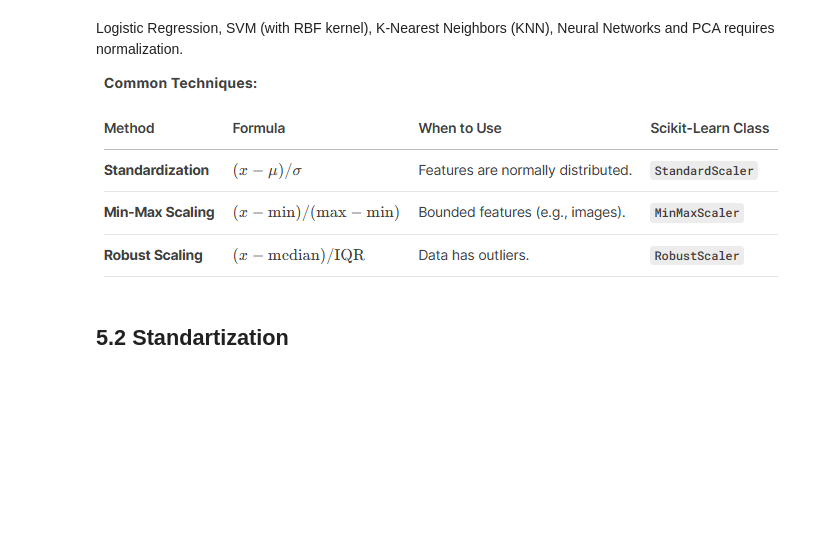
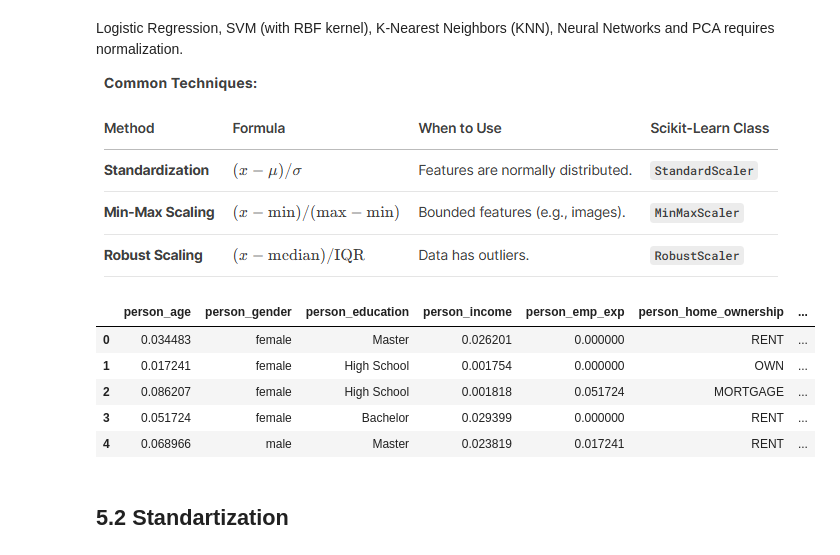
Before and after one commit to luizdataeng/loan_payment, a Jupyter notebook: loan_payment_classification.ipynb, the cells around one changed output. Cells and saved outputs as stored; diff of their text form; code cells hidden in the pictures; blank space fills up the shorter version.

```diff
--- a/loan_payment_classification.ipynb
+++ b/loan_payment_classification.ipynb
@@ -642,21 +496,51 @@ Logistic Regression, SVM (with RBF kernel), K-Nearest Neighbors (KNN), Neural Ne
 ![image.png](embedded-picture-1)
 # %%
 from sklearn.preprocessing import StandardScaler, MinMaxScaler, RobustScaler
+
+
+# Apply normalization to numerical values
+numerical_cols = df.select_dtypes(include=[np.number]).columns
+scaler = MinMaxScaler()
+df[numerical_cols] = scaler.fit_transform(df[numerical_cols])
+
+df.head()
+# # Apply standardization
+# scaler = StandardScaler()
+# df = scaler.fit_transform(df)
+
+
+# # Create a copy of the original data
+# df_original = df.copy()
+
+
+# # Apply normalization
+# scaler = MinMaxScaler()
+# X_train = scaler.fit_transform(X_train)
+# X_test = scaler.transform(X_test)
+
+
 
 # # Standardization (assumes normal distribution)
 # scaler = StandardScaler()
 # X_train_std = scaler.fit_transform(X_train)
 # X_test_std = scaler.transform(X_test)
 
 # # Min-Max Scaling (scales to [0, 1])
 # scaler = MinMaxScaler()
 # X_train_mm = scaler.fit_transform(X_train)
 # X_test_mm = scaler.transform(X_test)
 
 # # Robust Scaling (for outlier-resistant scaling)
 # scaler = RobustScaler()
 # X_train_robust = scaler.fit_transform(X_train)
 # X_test_robust = scaler.transform(X_test)
+# %% [output]
+|  | person_age | person_gender | person_education | person_income | person_emp_exp | person_home_ownership | ... |
+| 0 | 0.034483 | female | Master | 0.026201 | 0.000000 | RENT | ... |
+| 1 | 0.017241 | female | High School | 0.001754 | 0.000000 | OWN | ... |
+| 2 | 0.086207 | female | High School | 0.001818 | 0.051724 | MORTGAGE | ... |
+| 3 | 0.051724 | female | Bachelor | 0.029399 | 0.000000 | RENT | ... |
+| 4 | 0.068966 | male | Master | 0.023819 | 0.017241 | RENT | ... |
 # %% [markdown]
 ## 5.2 Standartization
 # %%
```
Also changed, not shown: parts of 27 cells of this notebook, 2 other files.
